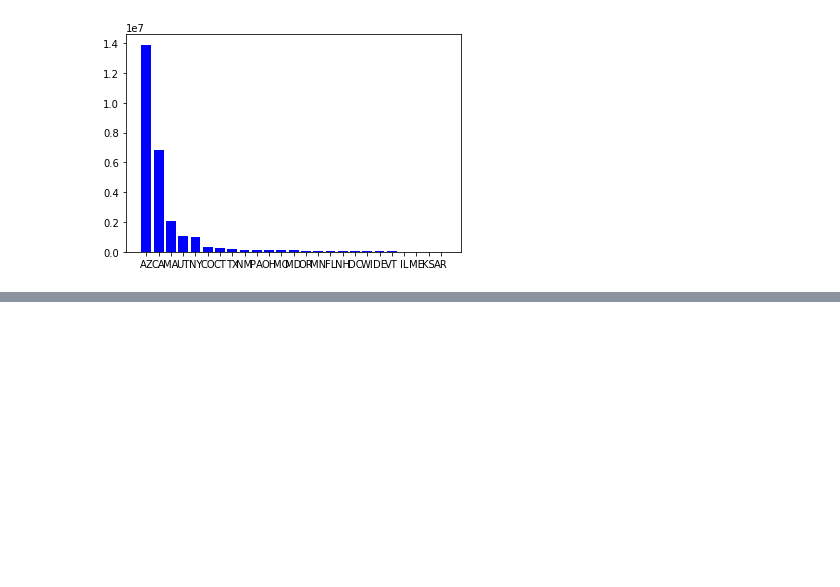
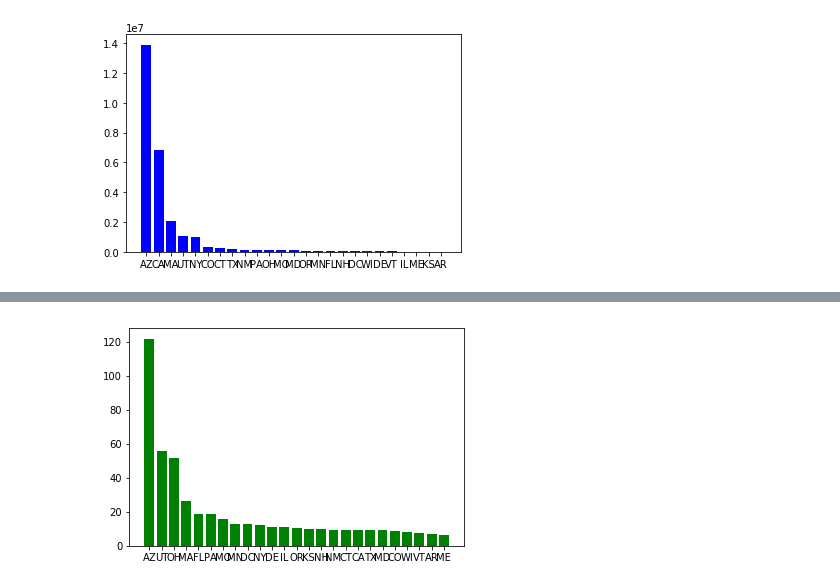
Before and after one commit to yaowang0317/Renewable_Energy_Dev_Index, a Jupyter notebook: Open Distributed PV Project in US.ipynb, the cells around one changed output, grey strips where cells are left out. Drawn from its saved outputs; the diff is of its cells as text; code cells hidden in the pictures; blank space fills up the shorter version.

Commit message:
Add analysis for average solar PV system size

```diff
--- a/Open Distributed PV Project in US.ipynb
+++ b/Open Distributed PV Project in US.ipynb
@@ -91,3 +91,9 @@ plt.bar(x, y, color='blue')
 plt.show()
 # %% [output]
 [figure]
+# %%
+df_ave = pd.merge(state_sum_sys,state_tot_count,how='outer',on='State')
+df_ave['Average Project Size']=df_ave['Total System Size']/df_ave['Project Count']
+# %%
+df_ave = df_ave.sort_values(by='Average Project Size',ascending=False).reset_index(drop=True)
+df_ave
@@ -93,0 +118,8 @@ plt.show()
+# %%
+x3 = df_ave['State']
+y3 = df_ave['Average Project Size'] #system size per project in kW
+#plt.scatter(x, y)
+plt.bar(x3, y3, color='green')
+plt.show()
+# %% [output]
+[figure, added]
```
Also changed, not shown: parts of 3 cells of this notebook.
